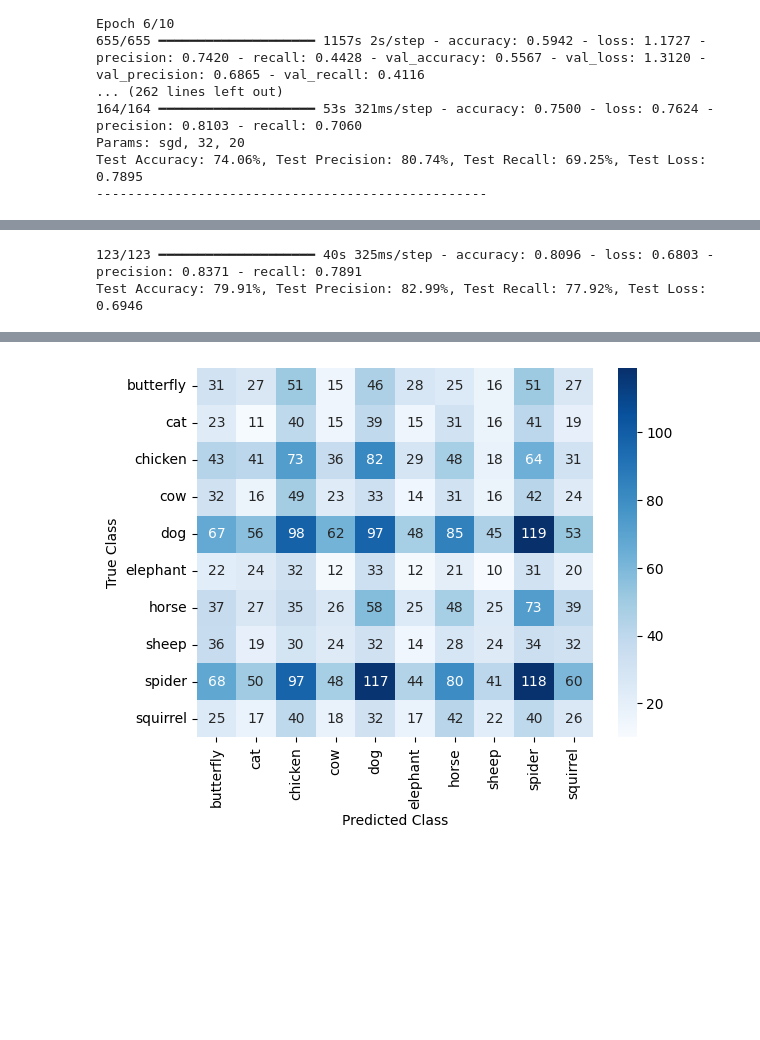
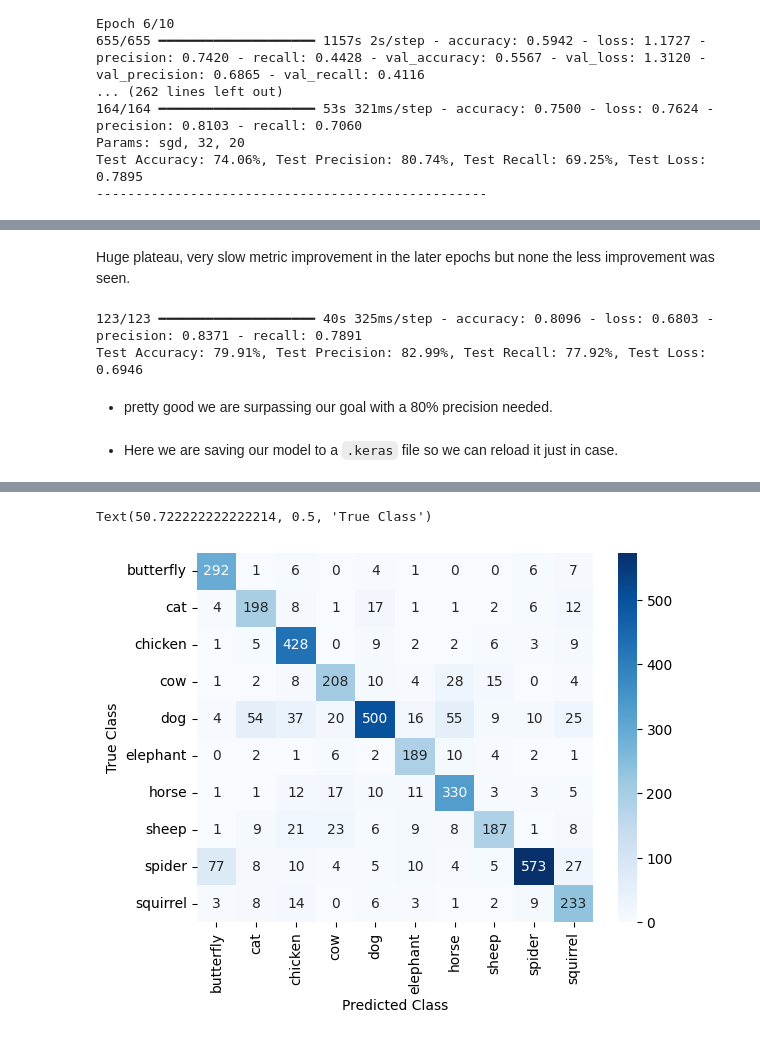
Before and after one commit to coleaydelotte/Animal-Classification, a Jupyter notebook: Animal_Classification.ipynb, the cells around one changed output, grey strips where cells are left out. Saved outputs shown, nothing was run; the diff lists cells and outputs as text; code cells hidden in the pictures; blank space fills up the shorter version.

```diff
--- a/Animal_Classification.ipynb
+++ b/Animal_Classification.ipynb
@@ -183,7 +197,8 @@ def create_data_generators(train_set, pred_set, test_set, img_size=(300, 300), b
         y_col="label",
         target_size=img_size,
         batch_size=batch_size,
-        class_mode="categorical"
+        class_mode="categorical",
+        shuffle=False
     )
 
     return train_generator, pred_generator, test_generator
@@ -619,7 +622,7 @@ model.compile(
 )
 history = model.fit(
     train_generator,
-    epochs=30,
+    epochs=50,
     validation_data=pred_generator,
     steps_per_epoch=len(train_generator),
     validation_steps=len(pred_generator),
@@ -646,9 +648,0 @@ Epoch 30/30
-# %%
-history = model.fit(
-    train_generator,
-    epochs=20,
-    validation_data=pred_generator,
-    steps_per_epoch=len(train_generator),
-    validation_steps=len(pred_generator),
-    batch_size=32
-)
@@ -677,6 +649,10 @@ predictions = model.predict(test_generator, verbose=1)
+# %% [markdown]
+Huge plateau, very slow metric improvement in the later epochs but none the less improvement was seen.
 # %%
 test_loss, test_precision, test_recall, test_accuracy = model.evaluate(test_generator)
 print(f"Test Accuracy: {test_accuracy * 100:.2f}%, Test Precision: {test_precision * 100:.2f}%, Test Recall: {test_recall * 100:.2f}%, Test Loss: {test_loss:.4f}")
 # %% [output]
 123/123 ━━━━━━━━━━━━━━━━━━━━ 40s 325ms/step - accuracy: 0.8096 - loss: 0.6803 - precision: 0.8371 - recall: 0.7891
 Test Accuracy: 79.91%, Test Precision: 82.99%, Test Recall: 77.92%, Test Loss: 0.6946
+# %% [markdown]
+- pretty good we are surpassing our goal with a 80% precision needed.
@@ -683,11 +661,14 @@ Test Accuracy: 79.91%, Test Precision: 82.99%, Test Recall: 77.92%, Test Loss: 0
+# %% [markdown]
+- Here we are saving our model to a `.keras` file so we can reload it just in case.
 # %%
 import seaborn as sns
-confusion_matrix = tf.math.confusion_matrix(
-    test_generator.classes,
-    np.argmax(predictions, axis=1),
-    num_classes=len(test_generator.class_indices)
-).numpy()
-sns.heatmap(confusion_matrix, annot=True, fmt='d', cmap='Blues', xticklabels=test_generator.class_indices.keys(), yticklabels=test_generator.class_indices.keys());
+import numpy as np
+from sklearn.metrics import confusion_matrix
+y_pred_probs = model.predict(test_generator)
+y_pred_classes = np.argmax(y_pred_probs, axis=1)
+y_true_classes = test_generator.labels
+cm = confusion_matrix(y_true_classes, y_pred_classes)
+sns.heatmap(cm, annot=True, fmt='d', cmap='Blues', xticklabels=test_generator.class_indices.keys(), yticklabels=test_generator.class_indices.keys());
 plt.xlabel('Predicted Class')
 plt.ylabel('True Class')
 # %% [output]
@@ -695,4 +676,5 @@ Text(50.722222222222214, 0.5, 'True Class')
+Text(50.722222222222214, 0.5, 'True Class')
-[figure, old version]
+[figure, new version]
 # %%
 import matplotlib.image as mpimg
 class_names = list(test_generator.class_indices.keys())
```
Also changed, not shown: parts of 16 cells of this notebook.
